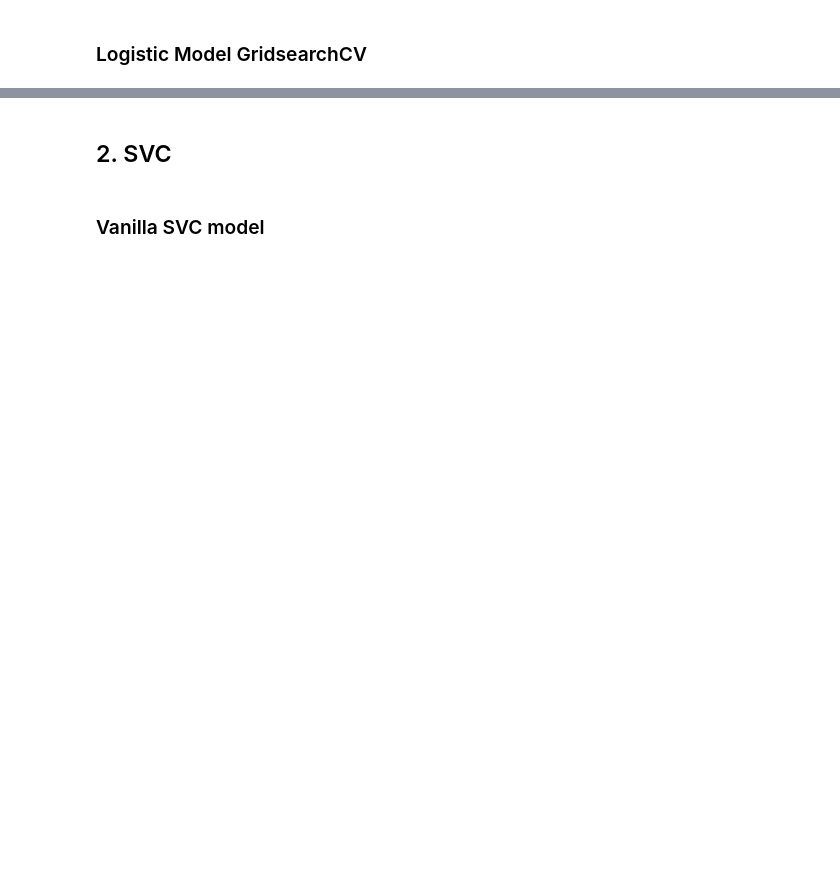
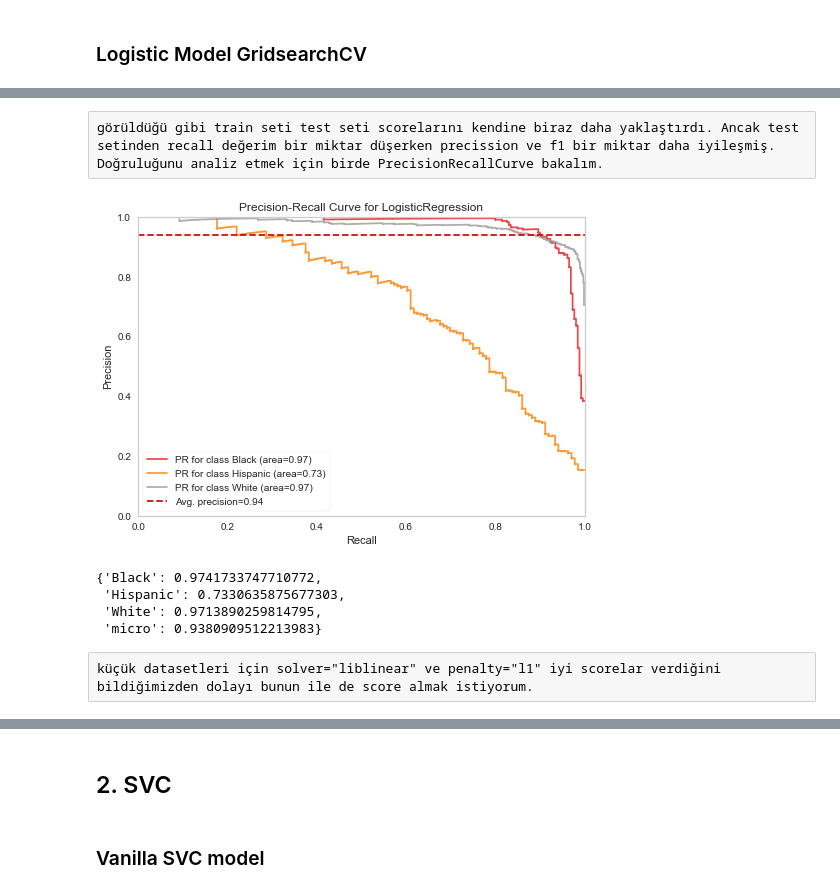
Before and after one commit to StephenKinggg/Data_Science_Course_Repo, a Jupyter notebook: 1. Projects_Assignment/23. ML_Project_1(soldier_race)/23. ML_Project_1(soldier_race).ipynb, the cells around one changed output, grey strips where cells are left out. Saved outputs shown, nothing was run; the diff lists cells and outputs as text; code cells hidden in the pictures; blank space fills up the shorter version.

```diff
--- a/1. Projects_Assignment/23. ML_Project_1(soldier_race)/23. ML_Project_1(soldier_race).ipynb
+++ b/1. Projects_Assignment/23. ML_Project_1(soldier_race)/23. ML_Project_1(soldier_race).ipynb
@@ -178,2 +438,22 @@ IndexingError: Unalignable boolean Series provided as indexer (index of the bool
 # %% [markdown]
 ### Logistic Model GridsearchCV
+# %%
+recall_Hispanic =  make_scorer(recall_score, average=None, labels=["Hispanic"])
+# %%
+param_grid = {
+    "log__C": [0.1, 1, 5, 20],
+    'log__penalty': ["l1", "l2"],
+    'log__solver': ['liblinear', 'lbfgs'],
+}
+# %%
+operations = [("scaler", MinMaxScaler()), ("log", LogisticRegression(class_weight='balanced', max_iter=10000, random_state=101))]
+model = Pipeline(steps=operations)
+
+log_model_grid = GridSearchCV(model,
+                              param_grid,
+                              verbose=3,
+                              scoring=recall_Hispanic,
+                              n_jobs=-1,
+                              cv=7)
+# %%
+log_model_grid.fit(X_train, y_train)
@@ -179,0 +504,25 @@ IndexingError: Unalignable boolean Series provided as indexer (index of the bool
+# %% [raw]
+görüldüğü gibi train seti test seti scorelarını kendine biraz daha yaklaştırdı. Ancak test setinden recall değerim bir miktar düşerken precission ve f1 bir miktar daha iyileşmiş. Doğruluğunu analiz etmek için birde PrecisionRecallCurve bakalım.
+# %%
+from yellowbrick.classifier import PrecisionRecallCurve
+
+operations = [("scaler", MinMaxScaler()), ("log", LogisticRegression(class_weight='balanced', max_iter=10000, random_state=101))]
+model = Pipeline(steps=operations)
+
+viz = PrecisionRecallCurve(
+    model,
+    per_class=True, classes= ["Black", "Hispanic", "White"],  # yukarıdaki sırayla veriyorus.
+    cmap="Set1"
+)
+viz.fit(X_train, y_train)
+viz.score(X_test, y_test)
+viz.show();
+# %% [output]
+[figure, added]
+# %%
+viz.score_
+# %% [output]
+{'Black': 0.9741733747710772,
+ 'Hispanic': 0.7330635875677303,
+ 'White': 0.9713890259814795,
+ 'micro': 0.9380909512213983}
@@ -179,0 +535,2 @@ IndexingError: Unalignable boolean Series provided as indexer (index of the bool
+# %% [raw]
+küçük datasetleri için solver="liblinear" ve penalty="l1" iyi scorelar verdiğini bildiğimizden dolayı bunun ile de score almak istiyorum.
```
Also changed, not shown: parts of 150 cells of this notebook, 2 other files.
